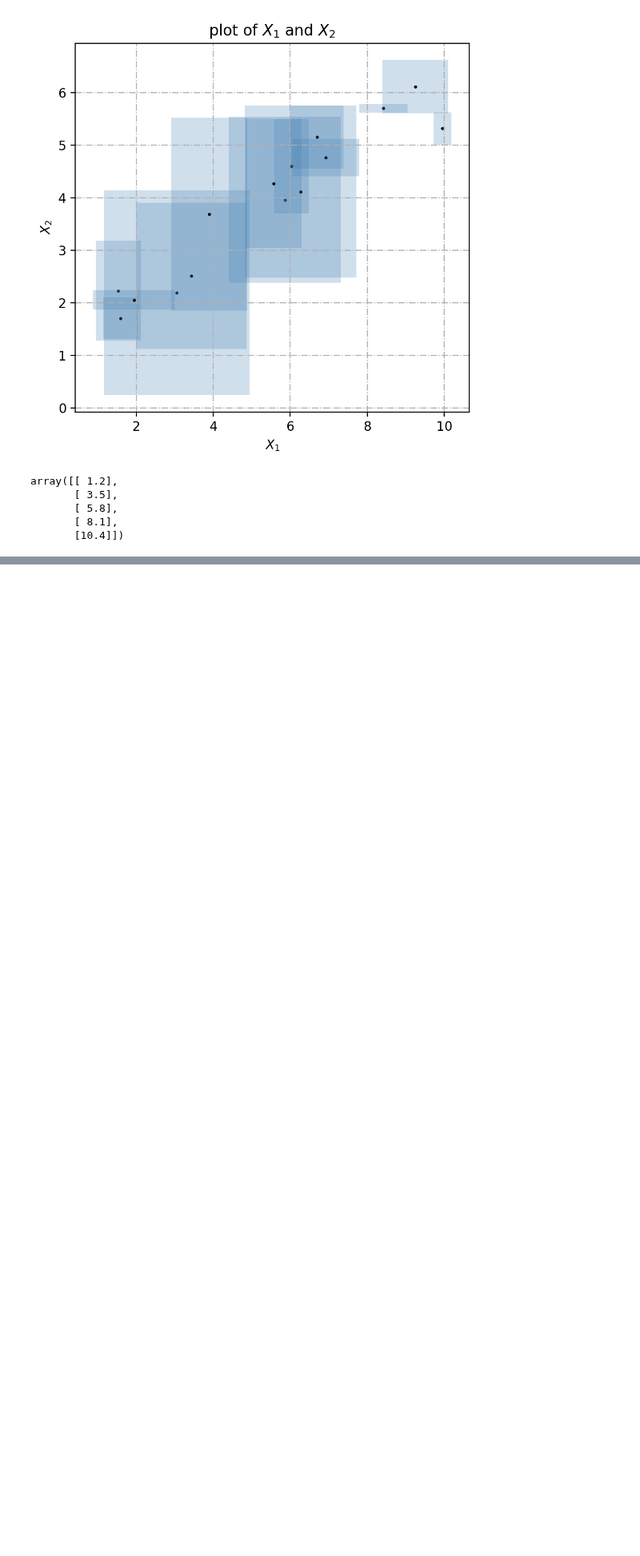
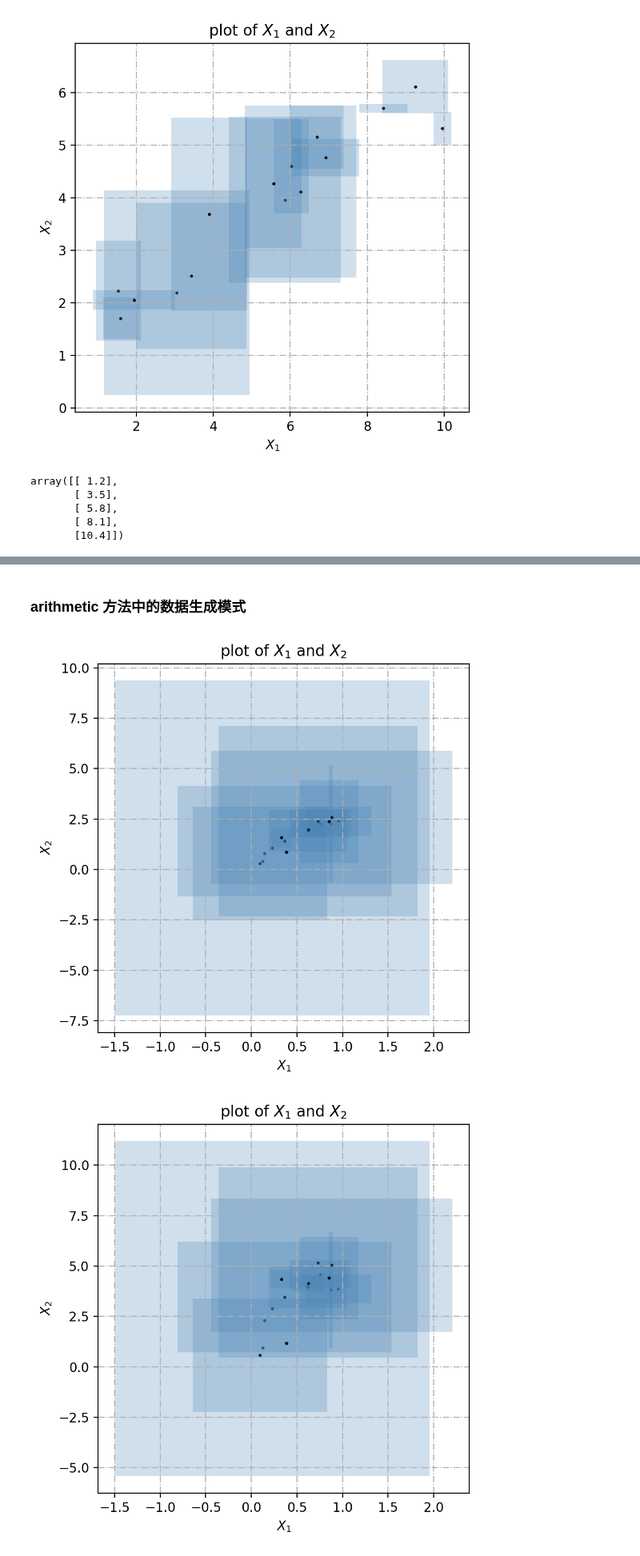
Before and after one commit to kxlkxl1999/ZKRP, a Jupyter notebook: regression.ipynb, the cells around one changed output, grey strips where cells are left out. Shown at 80% size. Saved outputs shown, nothing was run; the diff lists cells and outputs as text; code cells hidden in the pictures; blank space fills up the shorter version.

```diff
--- a/regression.ipynb
+++ b/regression.ipynb
@@ -687,0 +658,29 @@ def reg_plot2(x_list, y_l, y_u, y_c, y_r, var_list):
+# %% [markdown]
+### arithmetic 方法中的数据生成模式
+# %%
+np.random.seed(123)
+n = 1000
+xxx_c = np.random.random(n)
+xxx_r = np.random.chisquare(1,size=n)
+epsilon_c = np.random.random(n)
+epsilon_r = np.random.chisquare(1,size=n)
+
+xxx = np.vstack((xxx_c-xxx_r, xxx_c+xxx_r)).T
+epsilon1 = np.vstack((epsilon_c-epsilon_r, epsilon_c+epsilon_r)).T
+epsilon2 = np.vstack((4*epsilon_c-epsilon_r, 4*epsilon_c+epsilon_r)).T
+xxx_r = xxx_r.reshape((n,1))
+xxx_c = xxx_c.reshape((n,1))
+
+yyy1 = 2 * xxx + epsilon1
+yyy2 = 2 * xxx + epsilon2
+
+yyy1_c = (yyy1[:, 1]/2 + yyy1[:, 0]/2).reshape((n,1))
+yyy1_r = (yyy1[:, 1]/2 - yyy1[:, 0]/2).reshape((n,1))
+yyy2_c = (yyy2[:, 1]/2 + yyy2[:, 0]/2).reshape((n,1))
+yyy2_r = (yyy2[:, 1]/2 - yyy2[:, 0]/2).reshape((n,1))
+# %%
+show3(xxx, yyy1, real=np.hstack((xxx_c, yyy1_c)),samples=15)
+show3(xxx, yyy2, real=np.hstack((xxx_c, yyy2_c)),samples=15)
+# %% [output]
+[figure, added]
+[figure, added]
```
Also changed, not shown: parts of 12 cells of this notebook, 1 other file.
